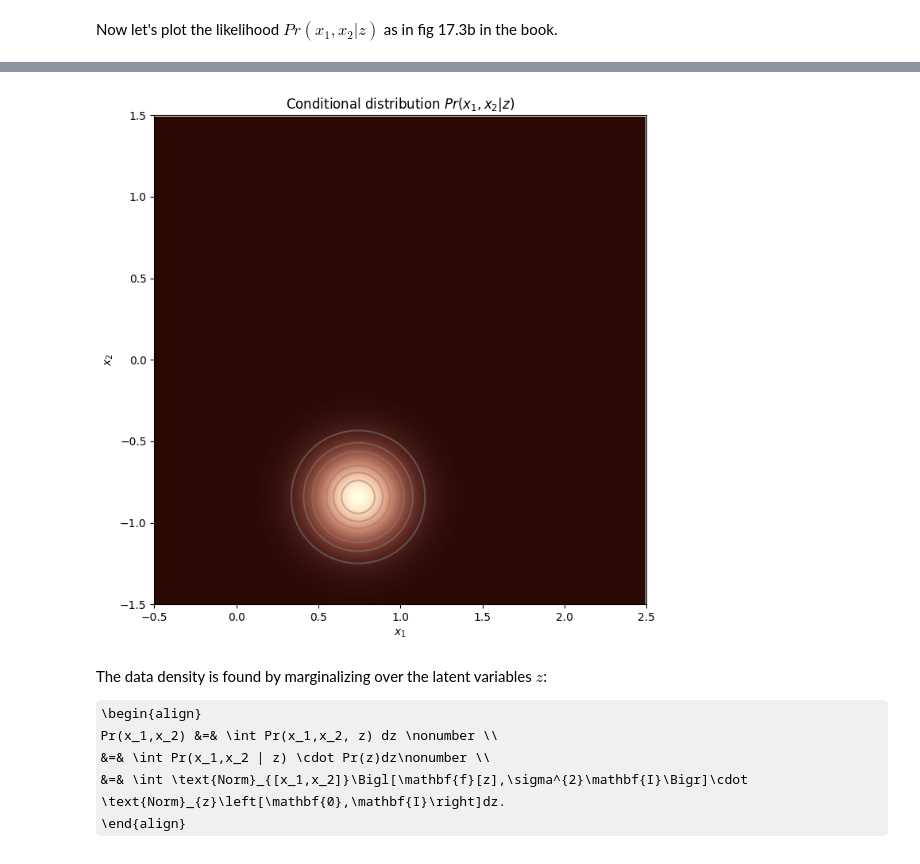
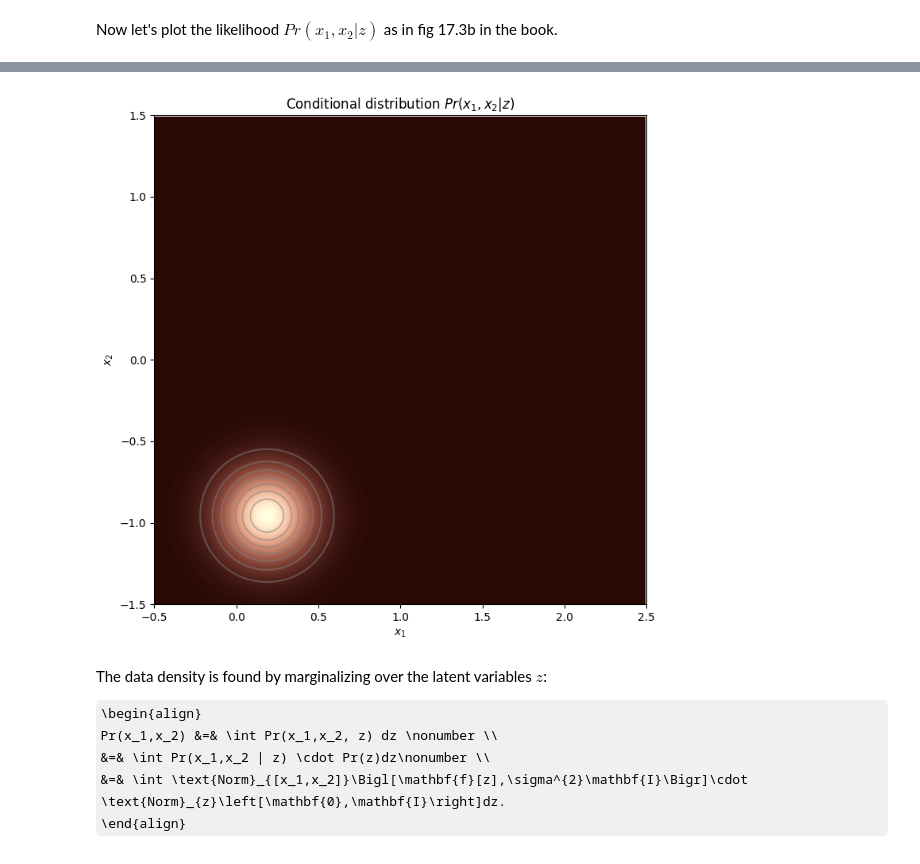
Before and after one commit to vvithurshan/DeepLearning, a Jupyter notebook: Notebooks/Chap17/17_1_Latent_Variable_Models.ipynb, the cells around one changed output, grey strips where cells are left out. Saved outputs shown, nothing was run; the diff lists cells and outputs as text; code cells hidden in the pictures; some formulas as TeX source.

```diff
--- a/Notebooks/Chap17/17_1_Latent_Variable_Models.ipynb
+++ b/Notebooks/Chap17/17_1_Latent_Variable_Models.ipynb
@@ -113,17 +127,17 @@ Now let's plot the likelihood $Pr(x_1,x_2|z)$ as in fig 17.3b in the book.
 # %%
 # Choose some z value
-z_val = .2
+z_val = 2.5
 
 # Compute the conditional distribution on a grid
 x1_mesh, x2_mesh = np.meshgrid(np.arange(-0.5,2.5,0.01), np.arange(-1.5,1.5,0.01))
 pr_x1_x2_given_z_val = get_likelihood(x1_mesh,x2_mesh, z_val)
 
 # Plot the result
 plot_heatmap(x1_mesh, x2_mesh, pr_x1_x2_given_z_val, title="Conditional distribution $Pr(x_1,x_2|z)$")
 
 # TODO -- Experiment with different values of z and make sure that you understand the what is happening.
 # %% [output]
-[figure, old version]
+[figure, new version]
 # %% [markdown]
 The data density is found by marginalizing over the latent variables $z$:
 
```
Also changed, not shown: parts of 6 cells of this notebook.
